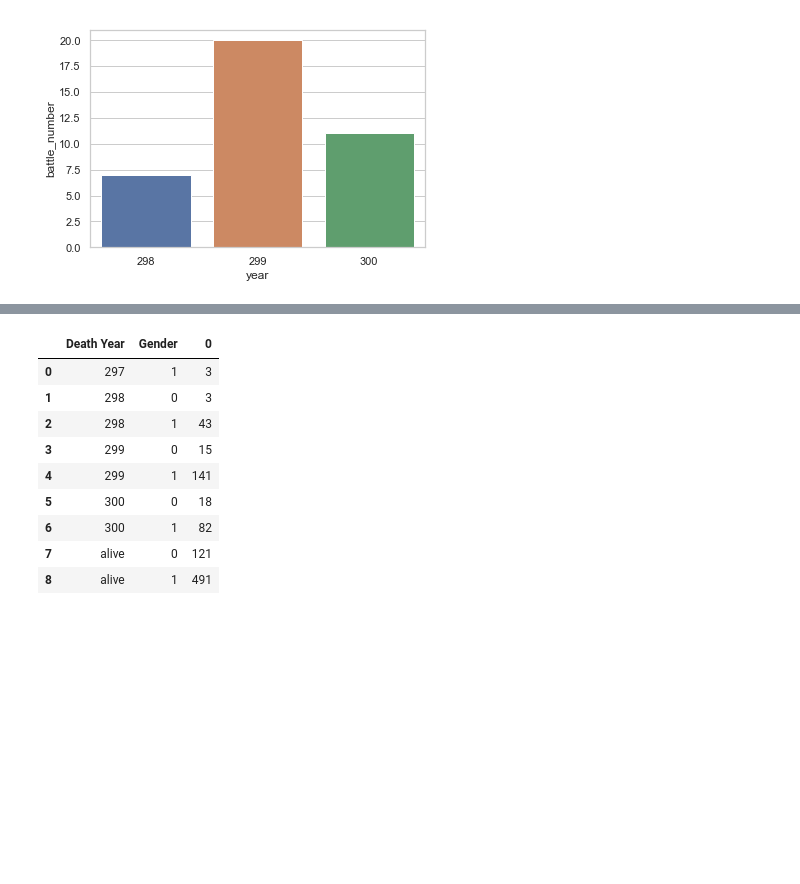
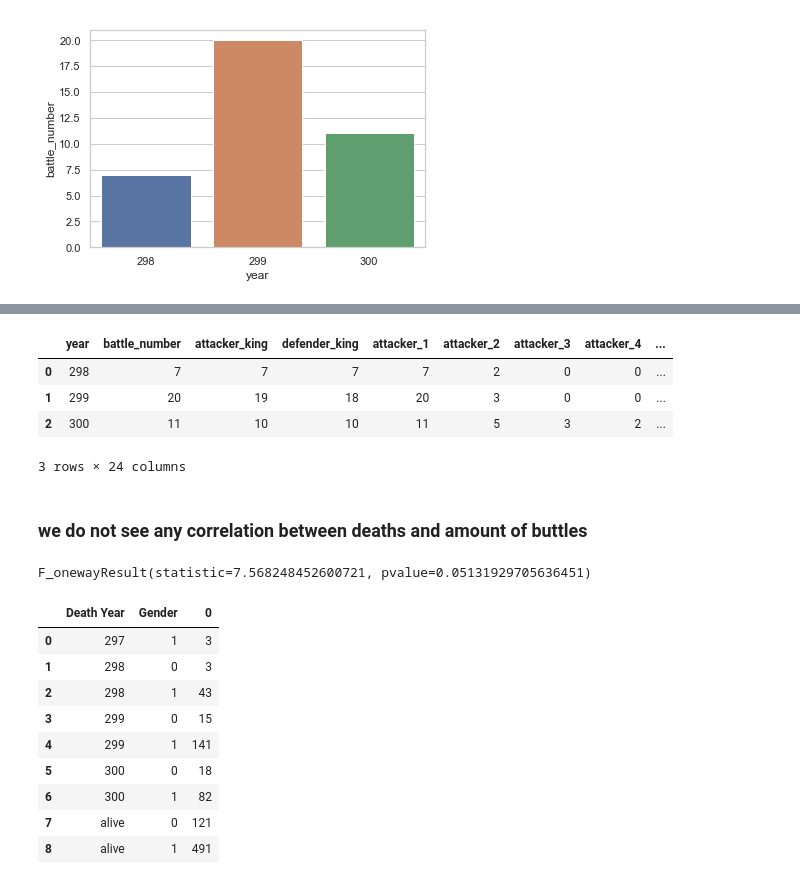
Before and after one commit to MariaPershina/ACC_Final, a Jupyter notebook: GameOfThrones.Group7.ipynb, the cells around one changed output, grey strips where cells are left out. Cells and saved outputs as stored; diff of their text form; code cells hidden in the pictures; blank space fills up the shorter version.

```diff
--- a/GameOfThrones.Group7.ipynb
+++ b/GameOfThrones.Group7.ipynb
@@ -95,3 +95,17 @@ deaths
+# %%
+bat__per_year
+# %% [output]
+|  | year | battle_number | attacker_king | defender_king | attacker_1 | attacker_2 | attacker_3 | attacker_4 | ... |
+| 0 | 298 | 7 | 7 | 7 | 7 | 2 | 0 | 0 | ... |
+| 1 | 299 | 20 | 19 | 18 | 20 | 3 | 0 | 0 | ... |
+| 2 | 300 | 11 | 10 | 10 | 11 | 5 | 3 | 2 | ... |
+3 rows × 24 columns
+# %% [markdown]
+### we do not see any correlation between deaths and amount of buttles
+# %%
+scp.stats.f_oneway(bat__per_year['battle_number'], death_per_year_n )
+# %% [output]
+F_onewayResult(statistic=7.568248452600721, pvalue=0.05131929705636451)
 # %%
 deaths['Death Year'].fillna("alive", inplace=True)
 death_per_year = deaths.groupby(['Death Year', "Gender"]).size().reset_index()
```
Also changed, not shown: parts of 19 cells of this notebook.
